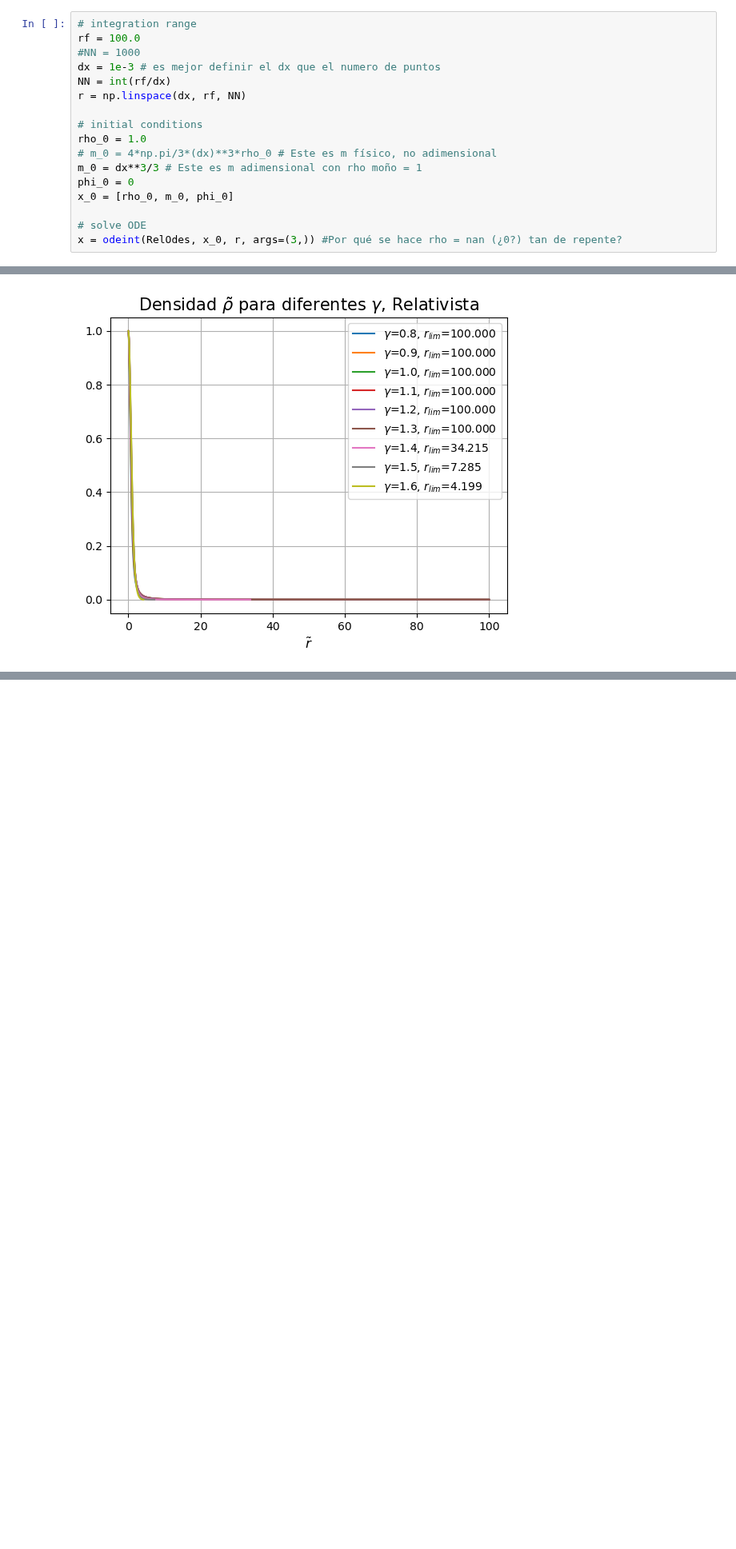
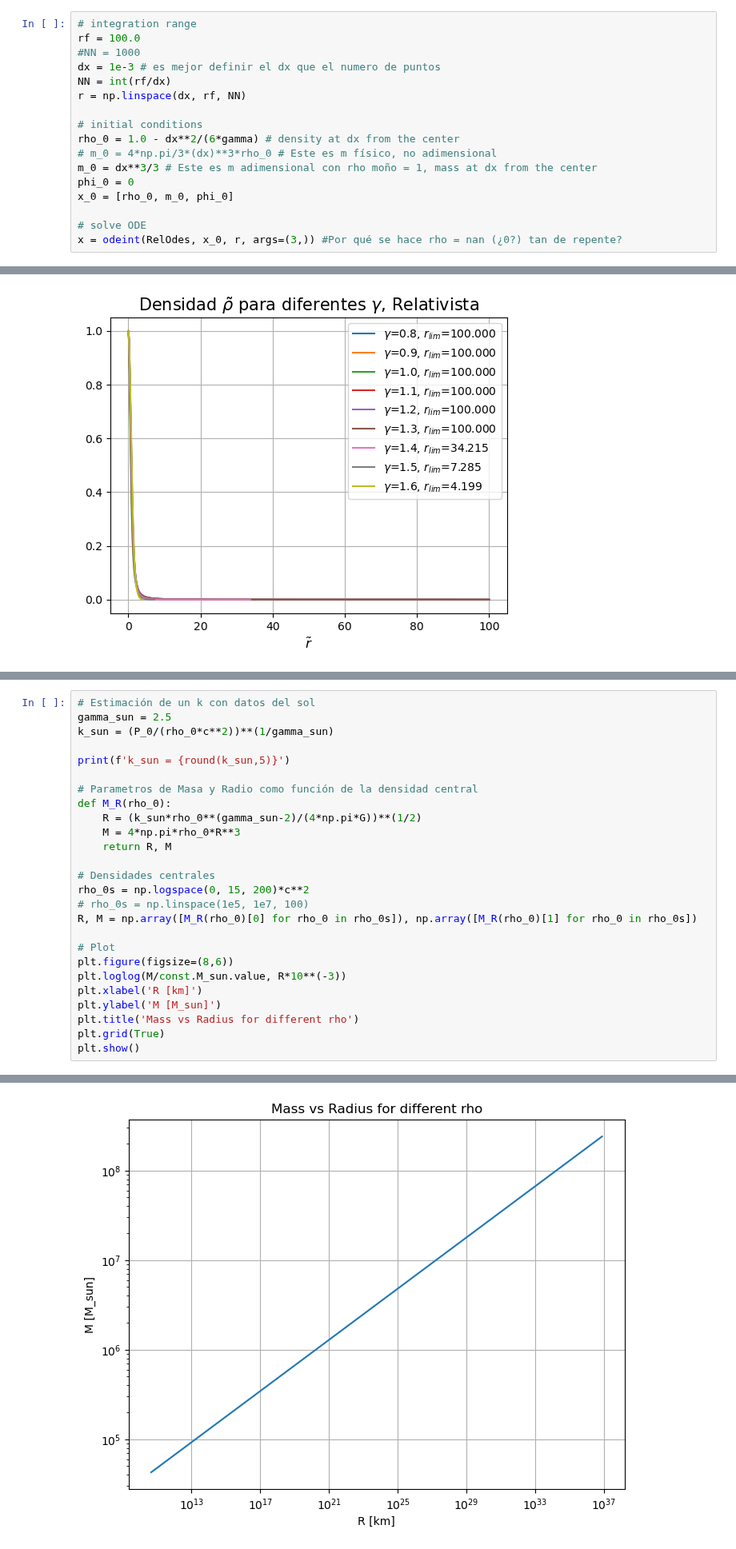
Before and after one commit to Vendetta0462/CalculosSimulaciones, a Jupyter notebook: hidrostatica.ipynb, the cells around one changed output, grey strips where cells are left out. Shown at 80% size. Drawn from its saved outputs; the diff is of its cells as text; blank space fills up the shorter version.

Commit message:
rho_0 como funcion de dx para Newtoniano - Relación M - R según rho

```diff
--- a/hidrostatica.ipynb
+++ b/hidrostatica.ipynb
@@ -158,9 +139,9 @@ NN = int(rf/dx)
 r = np.linspace(dx, rf, NN)
 
 # initial conditions
-rho_0 = 1.0
+rho_0 = 1.0 - dx**2/(6*gamma) # density at dx from the center
 # m_0 = 4*np.pi/3*(dx)**3*rho_0 # Este es m físico, no adimensional
-m_0 = dx**3/3 # Este es m adimensional con rho moño = 1
+m_0 = dx**3/3 # Este es m adimensional con rho moño = 1, mass at dx from the center
 phi_0 = 0
 x_0 = [rho_0, m_0, phi_0]
 
@@ -221,0 +205,27 @@ plt.show()
+# %%
+# Estimación de un k con datos del sol
+gamma_sun = 2.5
+k_sun = (P_0/(rho_0*c**2))**(1/gamma_sun)
+
+print(f'k_sun = {round(k_sun,5)}')
+
+# Parametros de Masa y Radio como función de la densidad central
+def M_R(rho_0):
+    R = (k_sun*rho_0**(gamma_sun-2)/(4*np.pi*G))**(1/2)
+    M = 4*np.pi*rho_0*R**3
+    return R, M
+
+# Densidades centrales
+rho_0s = np.logspace(0, 15, 200)*c**2
+# rho_0s = np.linspace(1e5, 1e7, 100)
+R, M = np.array([M_R(rho_0)[0] for rho_0 in rho_0s]), np.array([M_R(rho_0)[1] for rho_0 in rho_0s])
+
+# Plot
+plt.figure(figsize=(8,6))
+plt.loglog(M/const.M_sun.value, R*10**(-3))
+plt.xlabel('R [km]')
+plt.ylabel('M [M_sun]')
+plt.title('Mass vs Radius for different rho')
+plt.grid(True)
+plt.show()
+# %% [output]
@@ -221,0 +233 @@ plt.show()
+[figure, added]
```
Also changed, not shown: parts of 8 cells of this notebook.
